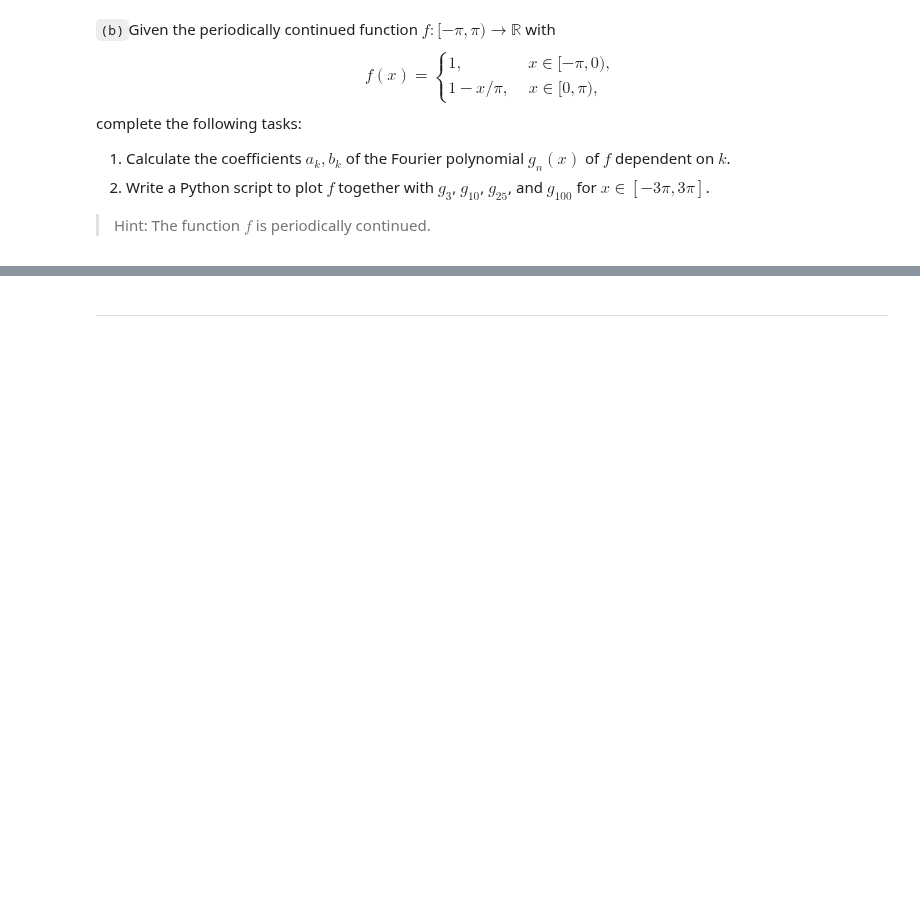
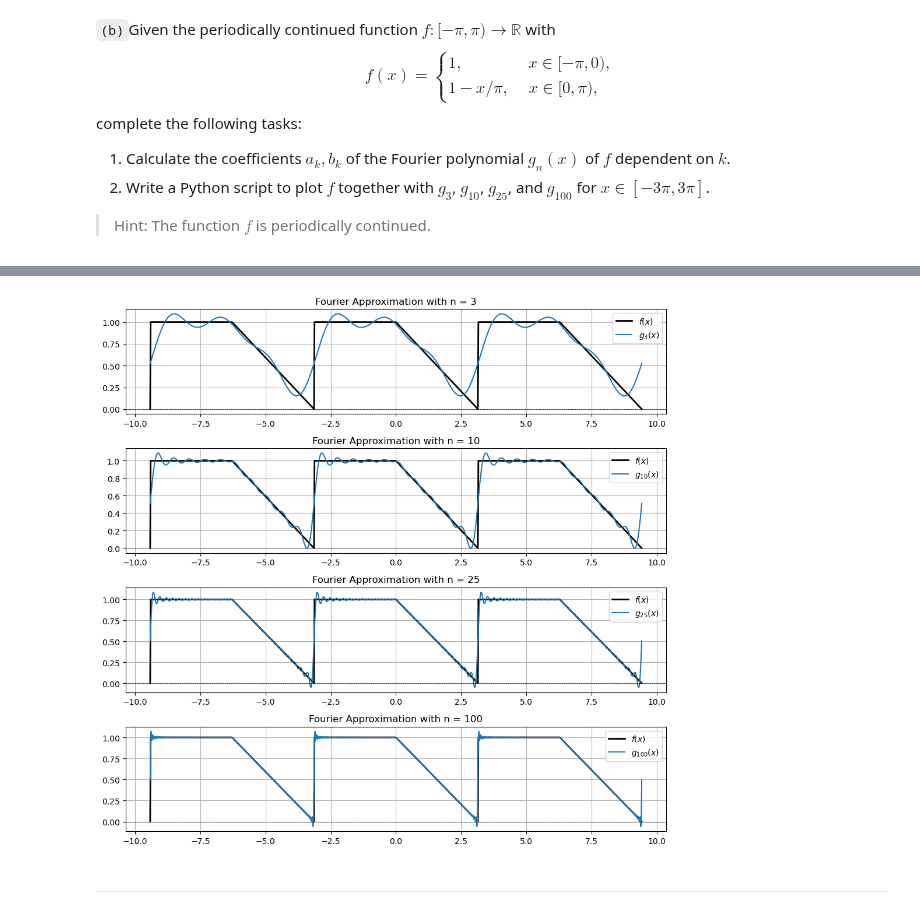
Before and after one commit to as3ert/TMFVC, a Jupyter notebook: Assignment 9/TMFVC_Ass09.ipynb, the cells around one changed output, grey strips where cells are left out. Drawn from its saved outputs; the diff is of its cells as text; code cells hidden in the pictures; blank space fills up the shorter version.

```diff
--- a/Assignment 9/TMFVC_Ass09.ipynb
+++ b/Assignment 9/TMFVC_Ass09.ipynb
@@ -77,3 +132,44 @@ complete the following tasks:
+# %%
+import numpy as np
+import matplotlib.pyplot as plt
+
+K = [3, 10, 25, 100]
+x_range = np.linspace(-3*np.pi, 3*np.pi, 1000)
+
+def f(x):
+    x = x % (2 * np.pi)
+
+    if np.pi < x <= 2 * np.pi:
+        return 1
+    elif 0 <= x <= np.pi:
+        return 1 - x / np.pi
+
+f_vec = np.vectorize(f)
+
+def g(n, x):
+    sum = 3 / 4
+
+    for i in range(1, n+1):
+        sum += -(np.cos(i * np.pi) - 1) * np.cos(i * x) / (i * np.pi)**2 + np.cos(i * np.pi) * np.sin(i * x) / (i * np.pi)
+
+    return sum
+
+plt.figure(figsize=(10, 10))
+
+for i in range(len(K)):
+    plt.subplot(4, 1, i + 1)
+    plt.plot(x_range, f_vec(x_range), label='$f(x)$', color='black', linewidth=2)
+    plt.plot(x_range, g(K[i], x_range), label=f'$g_{{{K[i]}}}(x)$', linewidth=1.5)
+
+    plt.axhline(0, color='black', linewidth=0.5, linestyle='--')
+    plt.legend()
+    plt.grid()
+    plt.title(f'Fourier Approximation with n = {K[i]}', fontsize=12)
+
+plt.tight_layout(rect=[0, 0, 1, 0.97])
+plt.show()
+# %% [output]
+[figure, added]
 # %% [markdown]
 <hr>
 # %% [markdown]
```
Also changed, not shown: parts of 15 cells of this notebook.
